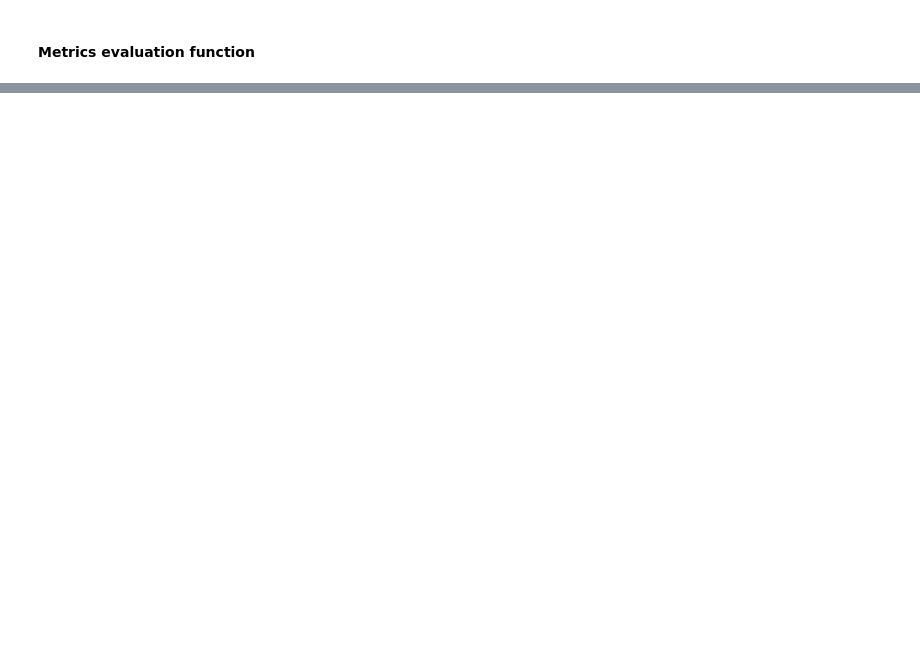
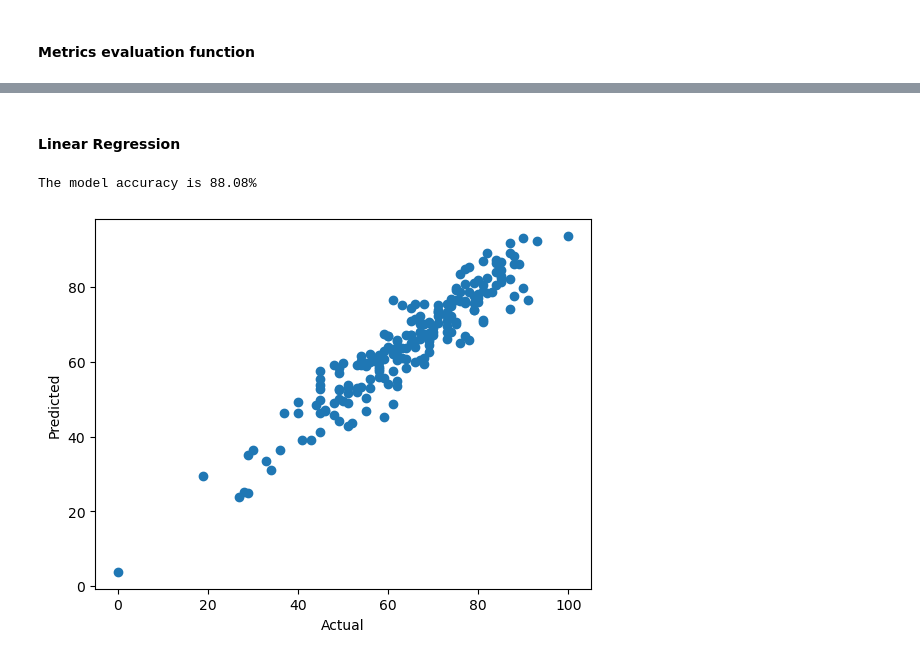
Before and after one commit to diogojfr/students-performance, a Jupyter notebook: notebook/Model Training.ipynb, the cells around one changed output, grey strips where cells are left out. Cells and saved outputs as stored; diff of their text form; code cells hidden in the pictures; blank space fills up the shorter version.

Commit message:
Model Training

```diff
--- a/notebook/Model Training.ipynb
+++ b/notebook/Model Training.ipynb
@@ -98,0 +99,3 @@ print(y_test.shape)
+# %%
+X_test = preprocessor.transform(X_test)
+X_test.shape
@@ -103,19 +108,19 @@ def evaluate_model(true, predicted):
     mae = mean_absolute_error(true, predicted)
     mse = mean_squared_error(true, predicted)
     rmse = np.sqrt(mean_squared_error(true, predicted))
-    r_two = r2_score(true, predicted)
-    return mae, rmse, r_two
+    r_squar = r2_score(true, predicted)
+    return mae, rmse, r_squar
 # %%
 models = {
     "Linear Regression": LinearRegression(),
-    "Lasso": Lasso,
-    "Ridge": Ridge,
-    "K-Neighbors Regressor" : KNeighborsRegressor,
-    "Decision Tree":DecisionTreeRegressor,
-    "Random Forest":RandomForestRegressor,
-    "XGBRegressor":XGBRegressor,
-    "CatBoost Regressor":CatBoostRegressor,
-    "AdaBoost Regressor":AdaBoostRegressor
+    "Lasso": Lasso(),
+    "Ridge": Ridge(),
+    "K-Neighbors Regressor" : KNeighborsRegressor(),
+    "Decision Tree":DecisionTreeRegressor(),
+    "Random Forest":RandomForestRegressor(),
+    "XGBRegressor":XGBRegressor(),
+    "CatBoost Regressor":CatBoostRegressor(),
+    "AdaBoost Regressor":AdaBoostRegressor()
 }
 
 model_list = []
@@ -168,0 +194,17 @@ TypeError: fit() missing 1 required positional argument: 'y'
+# %% [markdown]
+#### Linear Regression
+# %%
+lin_reg = LinearRegression(fit_intercept=True)
+lin_reg.fit(X_train,y_train)
+y_pred = lin_reg.predict(X_test)
+score = r2_score(y_test,y_pred)*100
+print("The model accuracy is {:.2f}%".format(score))
+# %% [output]
+The model accuracy is 88.08%
+# %%
+plt.scatter(y_test,y_pred)
+plt.xlabel('Actual')
+plt.ylabel('Predicted')
+plt.show()
+# %% [output]
+[figure, added]
```
Also changed, not shown: parts of 12 cells of this notebook, 5 other files.
